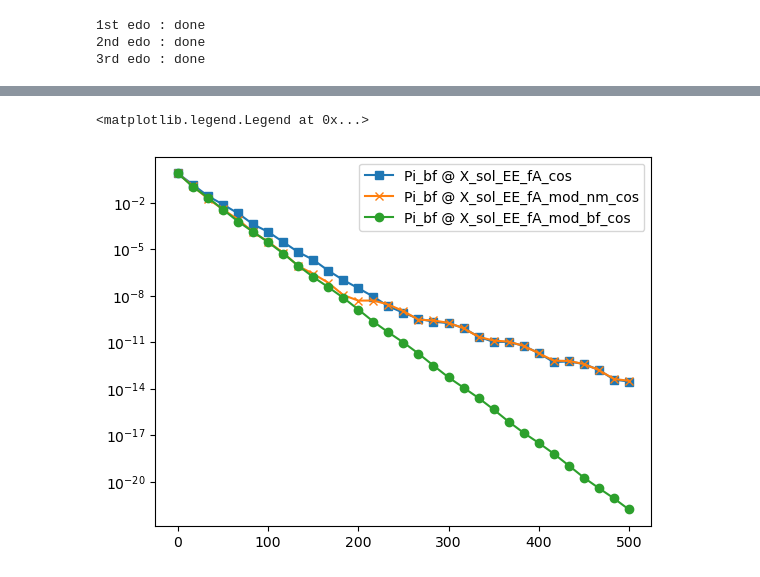
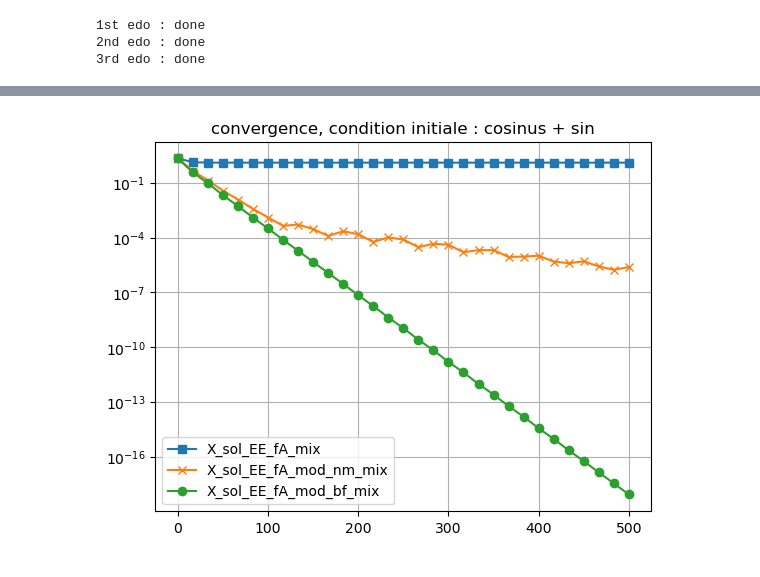
Before and after one commit to lucas-perrin/LWW_Assim, a Jupyter notebook: python_code/main_notebook.ipynb, the cells around one changed output, grey strips where cells are left out. Saved outputs shown, nothing was run; the diff lists cells and outputs as text; code cells hidden in the pictures.

```diff
--- a/python_code/main_notebook.ipynb
+++ b/python_code/main_notebook.ipynb
@@ -9,7 +9,7 @@ import plotly.express as px
 
 x0 = 0
 L = 2 * np.pi
-Nx = 2**5 +1
+Nx = 2**6 +1
 Nf = Nx // 2
 dt = 1e-3
 a = 1
@@ -157,8 +163,9 @@ def create_Fourier_X0(nb_sin,nb_cos):
     X0 = np.concatenate((np.zeros(1),-sin_pos,sin_pos[::-1]))*1j + np.concatenate((np.zeros(1),cos_pos,cos_pos[::-1]))
     return X0
 
-X0_sin = create_Fourier_X0(2,0)
-X0_cos = create_Fourier_X0(0,2)
+X0_sin = create_Fourier_X0(N_ini_fq,0)
+X0_cos = create_Fourier_X0(0,N_ini_fq)
+X0_mix = create_Fourier_X0(N_ini_fq,N_ini_fq)
 
 print('number of frequences in initial condition :')
 print(sum(abs(X0_sin) > 0))
@@ -182,6 +195,7 @@ mean of X0 : 0j
 # %%
 fX0_sin = np.concatenate((X0_sin,X0_sin))
 fX0_cos = np.concatenate((X0_cos,X0_cos))
+fX0_mix = np.concatenate((X0_mix,X0_mix))
 # %%
 def Euler_Explicit(mat, X0, tspan):
     X = np.zeros((X0.shape[0],tspan.shape[0])) + np.zeros((X0.shape[0],tspan.shape[0]))*1j
@@ -212,3 +226,10 @@ print('3rd edo : done')
 1st edo : done
 2nd edo : done
 3rd edo : done
+# %%
+X_sol_EE_fA_mix = Euler_Explicit(fA,fX0_mix,tspan)
+print('1st edo : done')
+X_sol_EE_fA_mod_nm_mix = Euler_Explicit(fA_mod_nm,fX0_mix,tspan)
+print('2nd edo : done')
+X_sol_EE_fA_mod_bf_mix = Euler_Explicit(fA_mod_bf,fX0_mix,tspan)
+print('3rd edo : done')
@@ -234,11 +282,13 @@ plt.legend()
 # %%
 steps = tspan.shape[0]//30
-plt.semilogy(tspan[::steps],np.linalg.norm(np.kron(np.eye(2),Pi_bf) @ X_sol_EE_fA_cos[0:,::steps],2,axis=0),'-s',label='Pi_bf @ X_sol_EE_fA_cos')
-plt.semilogy(tspan[::steps],np.linalg.norm(np.kron(np.eye(2),Pi_bf) @ X_sol_EE_fA_mod_nm_cos[0:,::steps],2,axis=0),'-x',label='Pi_bf @ X_sol_EE_fA_mod_nm_cos')
-plt.semilogy(tspan[::steps],np.linalg.norm(np.kron(np.eye(2),Pi_bf) @ X_sol_EE_fA_mod_bf_cos[0:,::steps],2,axis=0),'-o',label='Pi_bf @ X_sol_EE_fA_mod_bf_cos')
+plt.semilogy(tspan[::steps],np.linalg.norm(X_sol_EE_fA_mix[0:,::steps],2,axis=0),'-s',label='X_sol_EE_fA_mix')
+plt.semilogy(tspan[::steps],np.linalg.norm(X_sol_EE_fA_mod_nm_mix[0:,::steps],2,axis=0),'-x',label='X_sol_EE_fA_mod_nm_mix')
+plt.semilogy(tspan[::steps],np.linalg.norm(X_sol_EE_fA_mod_bf_mix[0:,::steps],2,axis=0),'-o',label='X_sol_EE_fA_mod_bf_mix')
+plt.title(r'convergence, condition initiale : cosinus + sin')
+plt.grid()
 plt.legend()
+plt.show()
 # %% [output]
-<matplotlib.legend.Legend at 0x...>
-[figure, old version]
+[figure, new version]
 # %%
 steps = tspan.shape[0]//30
```
Also changed, not shown: parts of 10 cells of this notebook.
